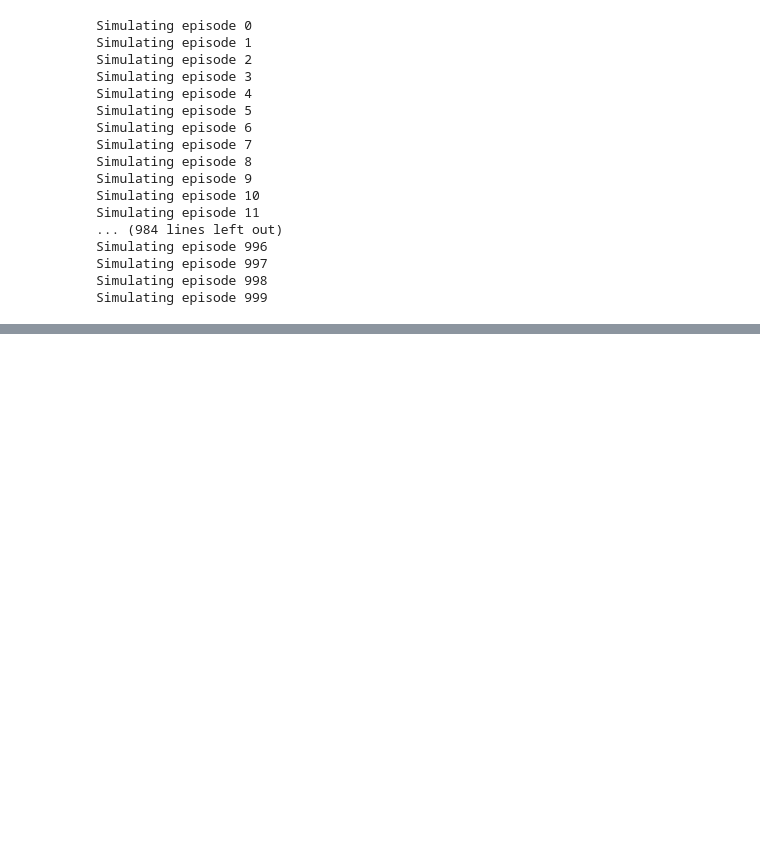
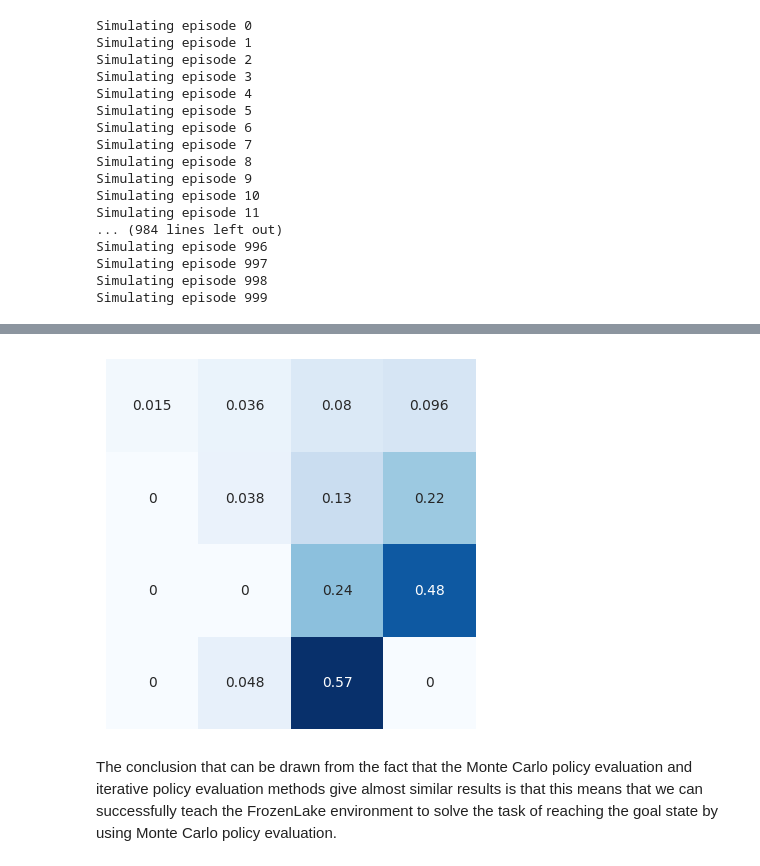
Before and after one commit to AniIvanyan/Frozen_-Lake_RL, a Jupyter notebook: Frozen_Lake.ipynb, the cells around one changed output, grey strips where cells are left out. Saved outputs shown, nothing was run; the diff lists cells and outputs as text; code cells hidden in the pictures; blank space fills up the shorter version.

```diff
--- a/Frozen_Lake.ipynb
+++ b/Frozen_Lake.ipynb
@@ -10,7 +12,8 @@ from utils import grid_print
 #env=gym.make('FrozenLake-v1', desc=generate_random_map(size=4), is_slippery=True, render_mode = 'human')
 env=gym.make('FrozenLake-v1', desc=generate_random_map(size=4), is_slippery=True)
 # %%
-estimatedValuesMonteCarlo=first_visit_MC(env,stateNumber=env.observation_space.n,numberOfEpisodes=1000,discountRate=1)
+# Learns value function using first-visit MC, 1000 eps, 0.9 discount rate
+estimatedValuesMonteCarlo=first_visit_MC(env,stateNumber=env.observation_space.n,numberOfEpisodes=1000,discountRate=0.9)
 # %% [output]
 Simulating episode 0
 Simulating episode 1
@@ -31,0 +50,4 @@ Simulating episode 999
+# %%
+visualize_valueFuntion(estimatedValuesMonteCarlo, shape=4,fileNameToSave='MonteCarloEstimated.png')
+# %% [output]
+[figure, added]
@@ -31,0 +56,2 @@ Simulating episode 999
+# %% [markdown]
+The conclusion that can be drawn from the fact that the Monte Carlo policy evaluation and iterative policy evaluation methods give almost similar results is that this means that we can successfully teach the FrozenLake environment to solve the task of reaching the goal state by using Monte Carlo policy evaluation.
```
Also changed, not shown: parts of 6 cells of this notebook, 3 other files.
